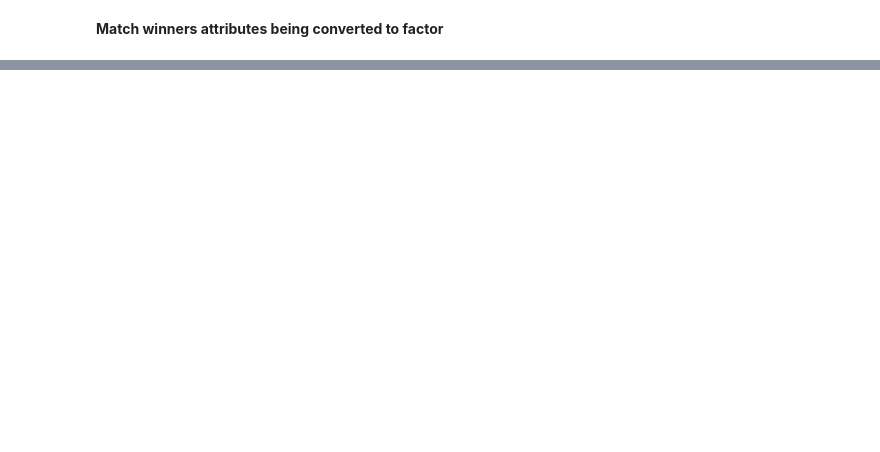
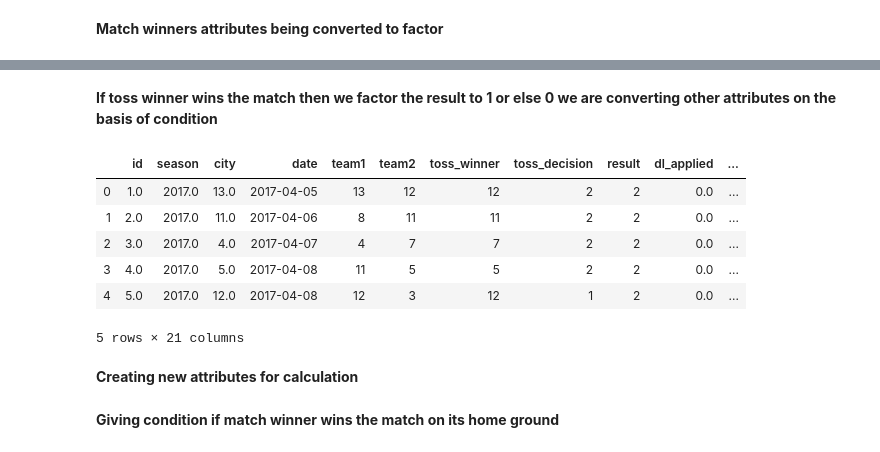
Before and after one commit to Amruthhs/Sports-Analysis, a Jupyter notebook: 2008-2019.ipynb, the cells around one changed output, grey strips where cells are left out. Cells and saved outputs as stored; diff of their text form; code cells hidden in the pictures; blank space fills up the shorter version.

```diff
--- a/2008-2019.ipynb
+++ b/2008-2019.ipynb
@@ -376,0 +476,22 @@ print(replace_map_winner)
+# %%
+matches['Bat_second'] = 'NA'
+# %% [markdown]
+**If toss winner wins the match then we factor the result to 1 or else 0 we are converting other attributes on the basis of condition**
+# %%
+matches['toss_win_match_win'] = matches.apply(lambda x: 1 if x['winner'] == x['toss_winner'] else 0, axis=1)
+# %%
+matches['Bat_first'] = matches.apply(lambda x: 1 if x['winner'] == x['team2'] else 0, axis=1 )
+# %%
+matches['Bat_second'] = matches.apply(lambda x: 1 if x['winner'] == x['team2'] else 0, axis=1 )
+# %%
+matches.head(5)
+# %% [output]
+|  | id | season | city | date | team1 | team2 | toss_winner | toss_decision | result | dl_applied | ... |
+| 0 | 1.0 | 2017.0 | 13.0 | 2017-04-05 | 13 | 12 | 12 | 2 | 2 | 0.0 | ... |
+| 1 | 2.0 | 2017.0 | 11.0 | 2017-04-06 | 8 | 11 | 11 | 2 | 2 | 0.0 | ... |
+| 2 | 3.0 | 2017.0 | 4.0 | 2017-04-07 | 4 | 7 | 7 | 2 | 2 | 0.0 | ... |
+| 3 | 4.0 | 2017.0 | 5.0 | 2017-04-08 | 11 | 5 | 5 | 2 | 2 | 0.0 | ... |
+| 4 | 5.0 | 2017.0 | 12.0 | 2017-04-08 | 12 | 3 | 12 | 1 | 2 | 0.0 | ... |
+5 rows × 21 columns
+# %% [markdown]
+**Creating new attributes for calculation**
@@ -376,0 +505,2 @@ print(replace_map_winner)
+# %% [markdown]
+**Giving condition if match winner wins the match on its home ground**
```
Also changed, not shown: parts of 244 cells of this notebook.
